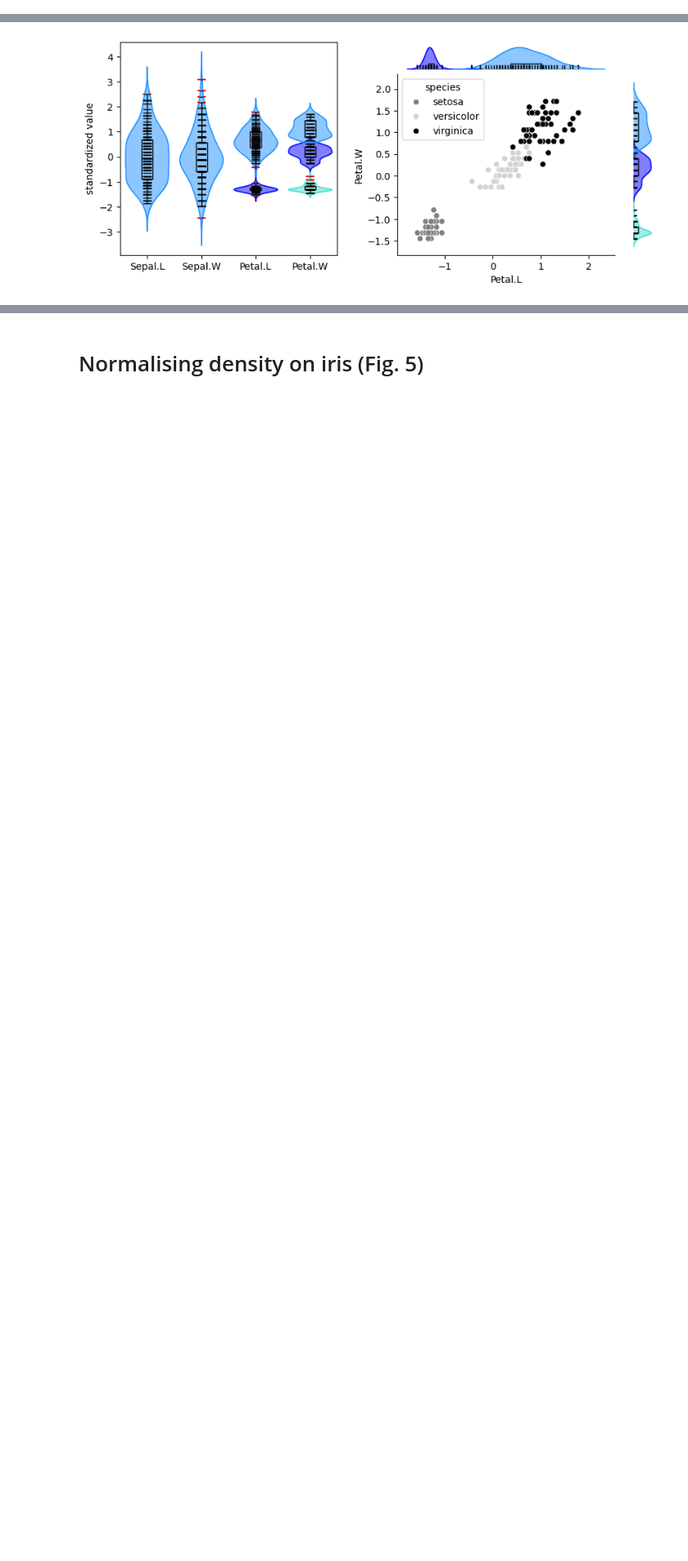
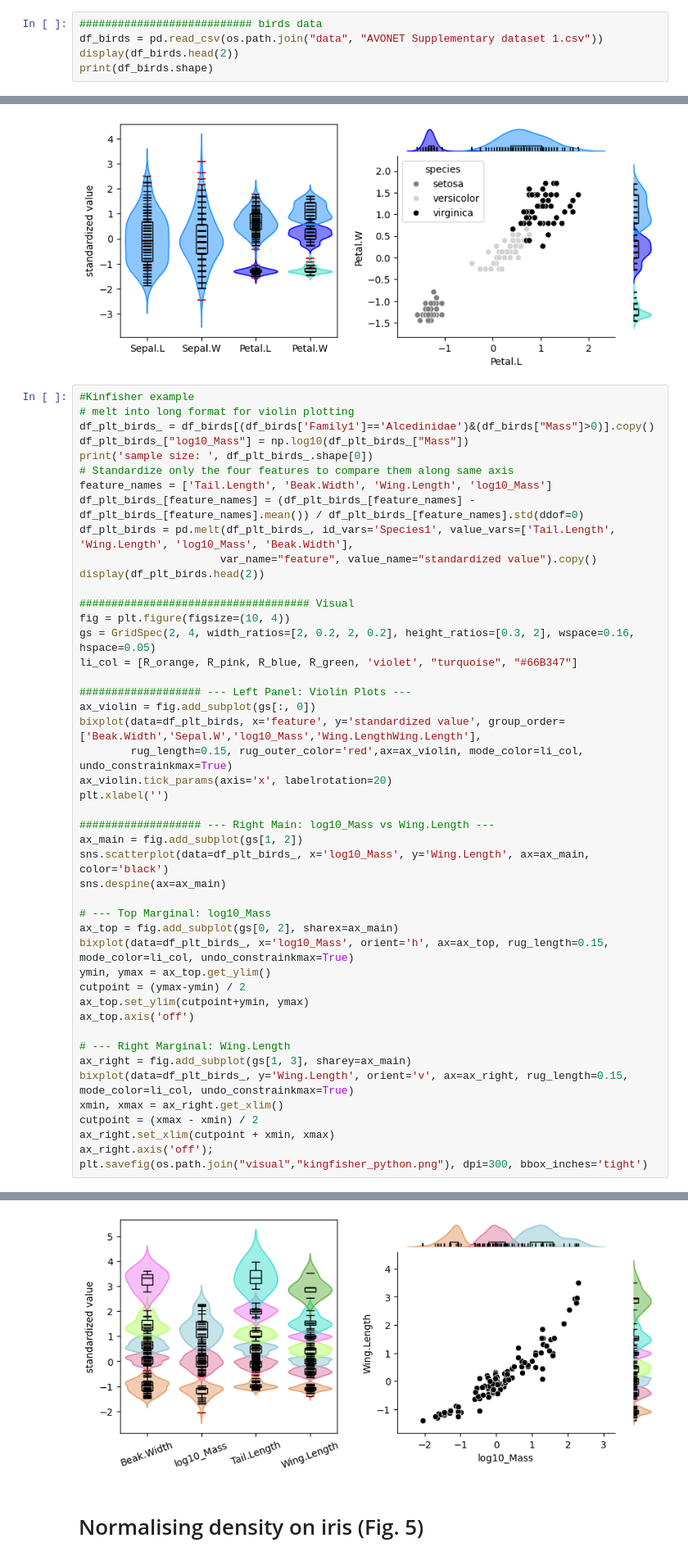
Before and after one commit to camontal/bixplot, a Jupyter notebook: examples/paper visuals python.ipynb, the cells around one changed output, grey strips where cells are left out. Shown at 82% size. Saved outputs shown, nothing was run; the diff lists cells and outputs as text; blank space fills up the shorter version.

```diff
--- a/examples/paper visuals python.ipynb
+++ b/examples/paper visuals python.ipynb
@@ -114,0 +118,5 @@ print(df_titanic.shape)
+# %%
+########################### birds data
+df_birds = pd.read_csv(os.path.join("data", "AVONET Supplementary dataset 1.csv"))
+display(df_birds.head(2))
+print(df_birds.shape)
@@ -220,3 +234,50 @@ ax_right.set_xlim(cutpoint + xmin, xmax)
 ax_right.axis('off');
 # %% [output]
 [figure]
+# %%
+#Kinfisher example
+# melt into long format for violin plotting
+df_plt_birds_ = df_birds[(df_birds['Family1']=='Alcedinidae')&(df_birds["Mass"]>0)].copy()
+df_plt_birds_["log10_Mass"] = np.log10(df_plt_birds_["Mass"])
+print('sample size: ', df_plt_birds_.shape[0])
+# Standardize only the four features to compare them along same axis
+feature_names = ['Tail.Length', 'Beak.Width', 'Wing.Length', 'log10_Mass']
+df_plt_birds_[feature_names] = (df_plt_birds_[feature_names] - df_plt_birds_[feature_names].mean()) / df_plt_birds_[feature_names].std(ddof=0)
+df_plt_birds = pd.melt(df_plt_birds_, id_vars='Species1', value_vars=['Tail.Length', 'Wing.Length', 'log10_Mass', 'Beak.Width'],
+                      var_name="feature", value_name="standardized value").copy()
+display(df_plt_birds.head(2))
+
+#################################### Visual
+fig = plt.figure(figsize=(10, 4))
+gs = GridSpec(2, 4, width_ratios=[2, 0.2, 2, 0.2], height_ratios=[0.3, 2], wspace=0.16, hspace=0.05)
+li_col = [R_orange, R_pink, R_blue, R_green, 'violet', "turquoise", "#66B347"]
+
+################### --- Left Panel: Violin Plots ---
+ax_violin = fig.add_subplot(gs[:, 0])
+bixplot(data=df_plt_birds, x='feature', y='standardized value', group_order=['Beak.Width','Sepal.W','log10_Mass','Wing.LengthWing.Length'],
+        rug_length=0.15, rug_outer_color='red',ax=ax_violin, mode_color=li_col, undo_constrainkmax=True)
+ax_violin.tick_params(axis='x', labelrotation=20)
+plt.xlabel('')
+
+################### --- Right Main: log10_Mass vs Wing.Length ---
+ax_main = fig.add_subplot(gs[1, 2])
+sns.scatterplot(data=df_plt_birds_, x='log10_Mass', y='Wing.Length', ax=ax_main, color='black')
+sns.despine(ax=ax_main)
+
+# --- Top Marginal: log10_Mass
+ax_top = fig.add_subplot(gs[0, 2], sharex=ax_main)
+bixplot(data=df_plt_birds_, x='log10_Mass', orient='h', ax=ax_top, rug_length=0.15, mode_color=li_col, undo_constrainkmax=True)
+ymin, ymax = ax_top.get_ylim()
+cutpoint = (ymax-ymin) / 2
+ax_top.set_ylim(cutpoint+ymin, ymax)
+ax_top.axis('off')
+
+# --- Right Marginal: Wing.Length
+ax_right = fig.add_subplot(gs[1, 3], sharey=ax_main)
+bixplot(data=df_plt_birds_, y='Wing.Length', orient='v', ax=ax_right, rug_length=0.15, mode_color=li_col, undo_constrainkmax=True)
+xmin, xmax = ax_right.get_xlim()
+cutpoint = (xmax - xmin) / 2
+ax_right.set_xlim(cutpoint + xmin, xmax)
+ax_right.axis('off');
+plt.savefig(os.path.join("visual","kingfisher_python.png"), dpi=300, bbox_inches='tight')
+# %% [output]
@@ -223,3 +288,4 @@ ax_right.axis('off');
+[figure, added]
 # %% [markdown]
 # Normalising density on iris (Fig. 5)
 # %% [markdown]
```
Also changed, not shown: parts of 8 cells of this notebook, 10 other files.
